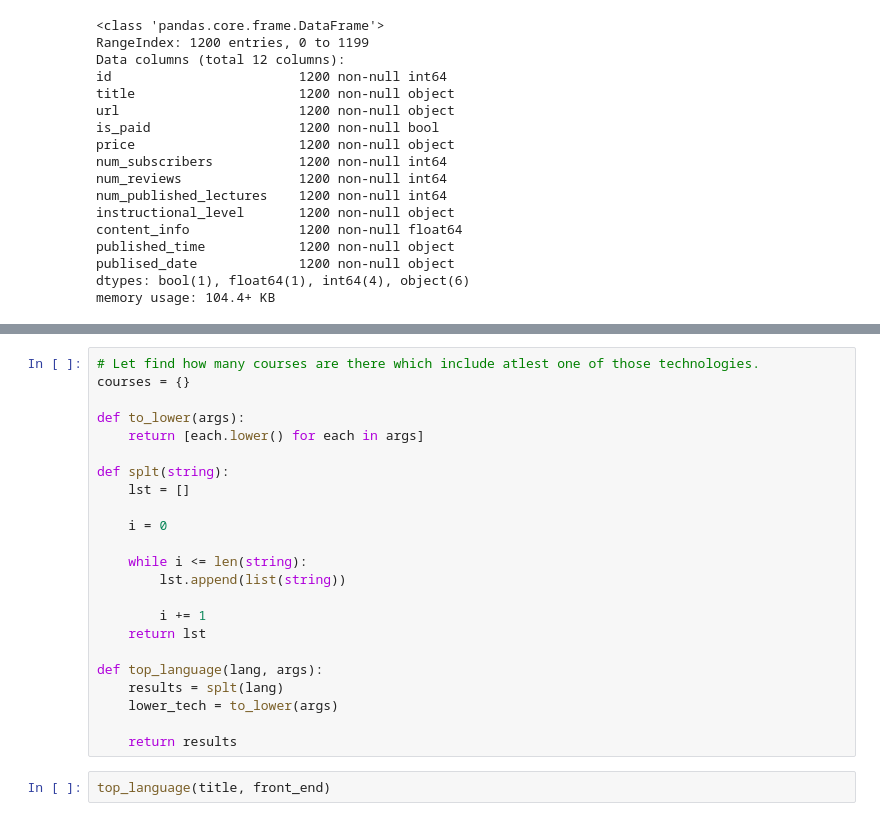
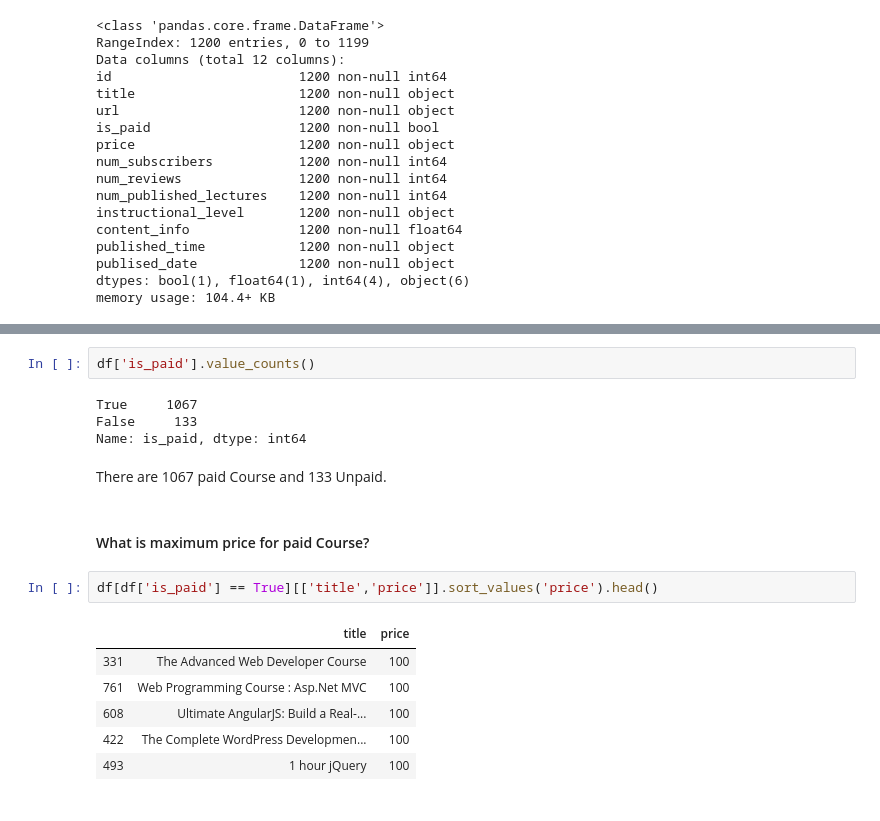
Before and after one commit to Dhiranjan/web_developement_udemy_analysis, a Jupyter notebook: Web Development Courses on Udemy.ipynb, the cells around one changed output, grey strips where cells are left out. Cells and saved outputs as stored; diff of their text form.

```diff
--- a/Web Development Courses on Udemy.ipynb
+++ b/Web Development Courses on Udemy.ipynb
@@ -260,25 +255,19 @@ title = df['title']
-# %%
-# Let find how many courses are there which include atlest one of those technologies.
-courses = {}
-
-def to_lower(args):
-    return [each.lower() for each in args]
-
-def splt(string):
-    lst = []
-
-    i = 0
-
-    while i <= len(string):
-        lst.append(list(string))
-
-        i += 1
-    return lst
-
-def top_language(lang, args):
-    results = splt(lang)
-    lower_tech = to_lower(args)
-
-    return results
-# %%
-top_language(title, front_end)
+# %%
+df['is_paid'].value_counts()
+# %% [output]
+True     1067
+False     133
+Name: is_paid, dtype: int64
+# %% [markdown]
+There are 1067 paid Course and 133 Unpaid.
+# %% [markdown]
+#### What is maximum price for paid Course?
+# %%
+df[df['is_paid'] == True][['title','price']].sort_values('price').head()
+# %% [output]
+|  | title | price |
+| 331 | The Advanced Web Developer Course | 100 |
+| 761 | Web Programming Course : Asp.Net MVC | 100 |
+| 608 | Ultimate AngularJS: Build a Real-... | 100 |
+| 422 | The Complete WordPress Developmen... | 100 |
+| 493 | 1 hour jQuery | 100 |
```
Also changed, not shown: parts of 8 cells of this notebook, 1 other file.
